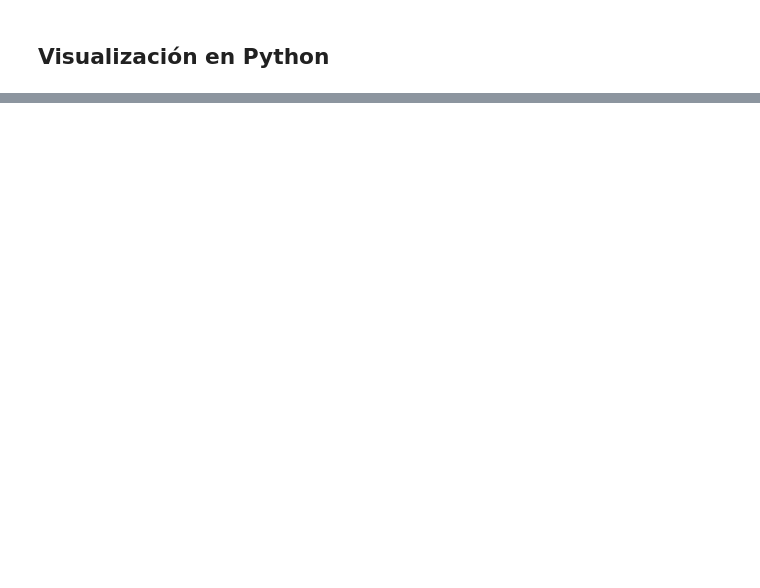
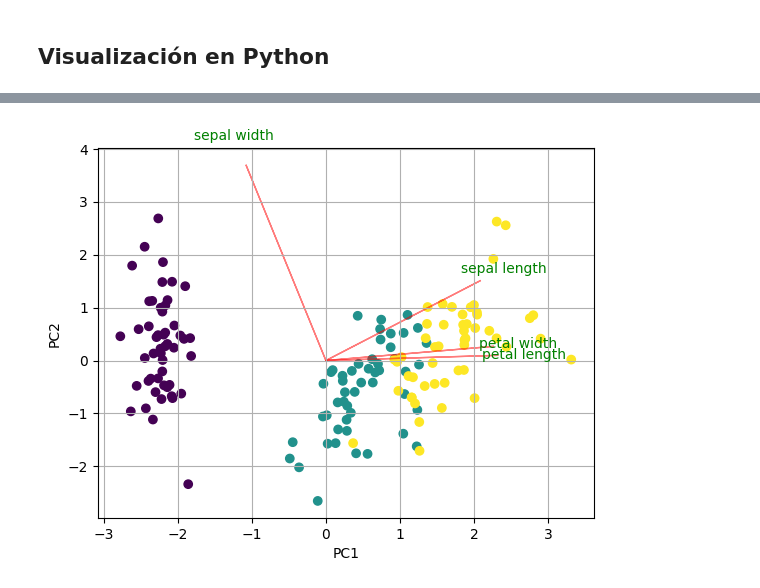
Before and after one commit to eanizainea/mlean2024_proyecto1, a Jupyter notebook: Código/ACP - Clase 2.ipynb, the cells around one changed output, grey strips where cells are left out. Cells and saved outputs as stored; diff of their text form; code cells hidden in the pictures; blank space fills up the shorter version.

```diff
--- a/Código/ACP - Clase 2.ipynb
+++ b/Código/ACP - Clase 2.ipynb
@@ -271,0 +350,38 @@ pca.explained_variance_ratio_
+# %%
+from sklearn import datasets
+
+iris = datasets.load_iris()
+X = iris.data
+y = iris.target
+#In general a good idea is to scale the data
+scaler = StandardScaler()
+scaler.fit(X)
+X=scaler.transform(X)
+
+pca = PCA()
+x_new = pca.fit_transform(X)
+columnasiris=["sepal length",	"sepal width",	"petal length",	"petal width"]
+def biplot(score,coeff,labels=None):
+    xs = score[:,0]
+    ys = score[:,1]
+    n = coeff.shape[0]
+    scalex = 1.0/(xs.max() - xs.min())
+    scaley = 1.0/(ys.max() - ys.min())
+    plt.scatter(xs ,ys , c = y)
+    for i in range(n):
+        plt.arrow(0, 0, 4*coeff[i,0], 4*coeff[i,1],color = 'r',alpha = 0.5)
+        if labels is None:
+            plt.text(4*coeff[i,0]* 1.15, 4*coeff[i,1] * 1.15, columnasiris[i], color = 'g', ha = 'center', va = 'center')
+        else:
+            plt.text(4*coeff[i,0]* 1.15, 4*coeff[i,1] * 1.15, labels[i], color = 'g', ha = 'center', va = 'center')
+
+
+plt.xlabel("PC{}".format(1))
+plt.ylabel("PC{}".format(2))
+plt.grid()
+
+#Call the function. Use only the 2 PCs.
+biplot(x_new[:,0:2],np.transpose(pca.components_[0:2, :]))
+plt.show()
+# %% [output]
+[figure, added]
```
Also changed, not shown: parts of 15 cells of this notebook.
